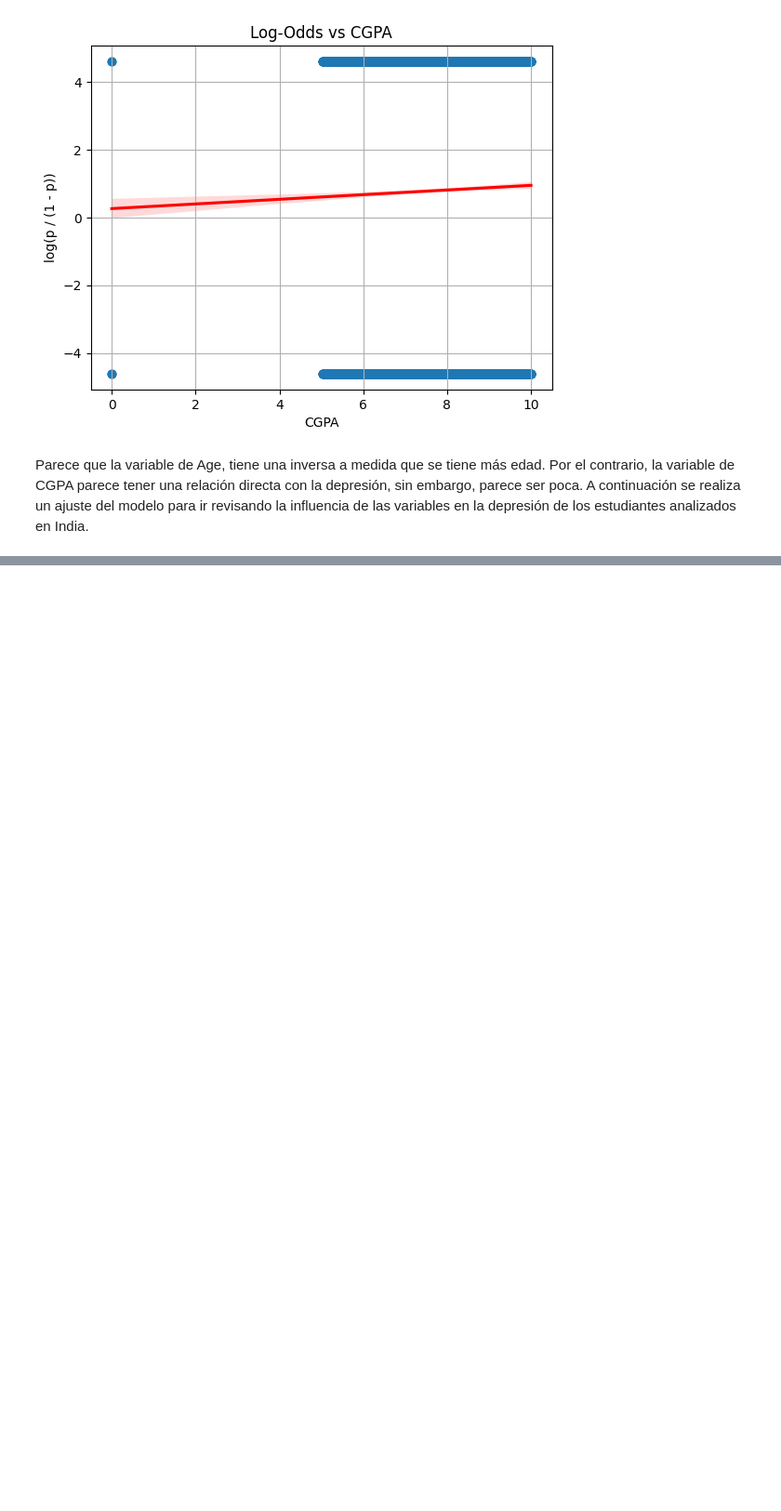
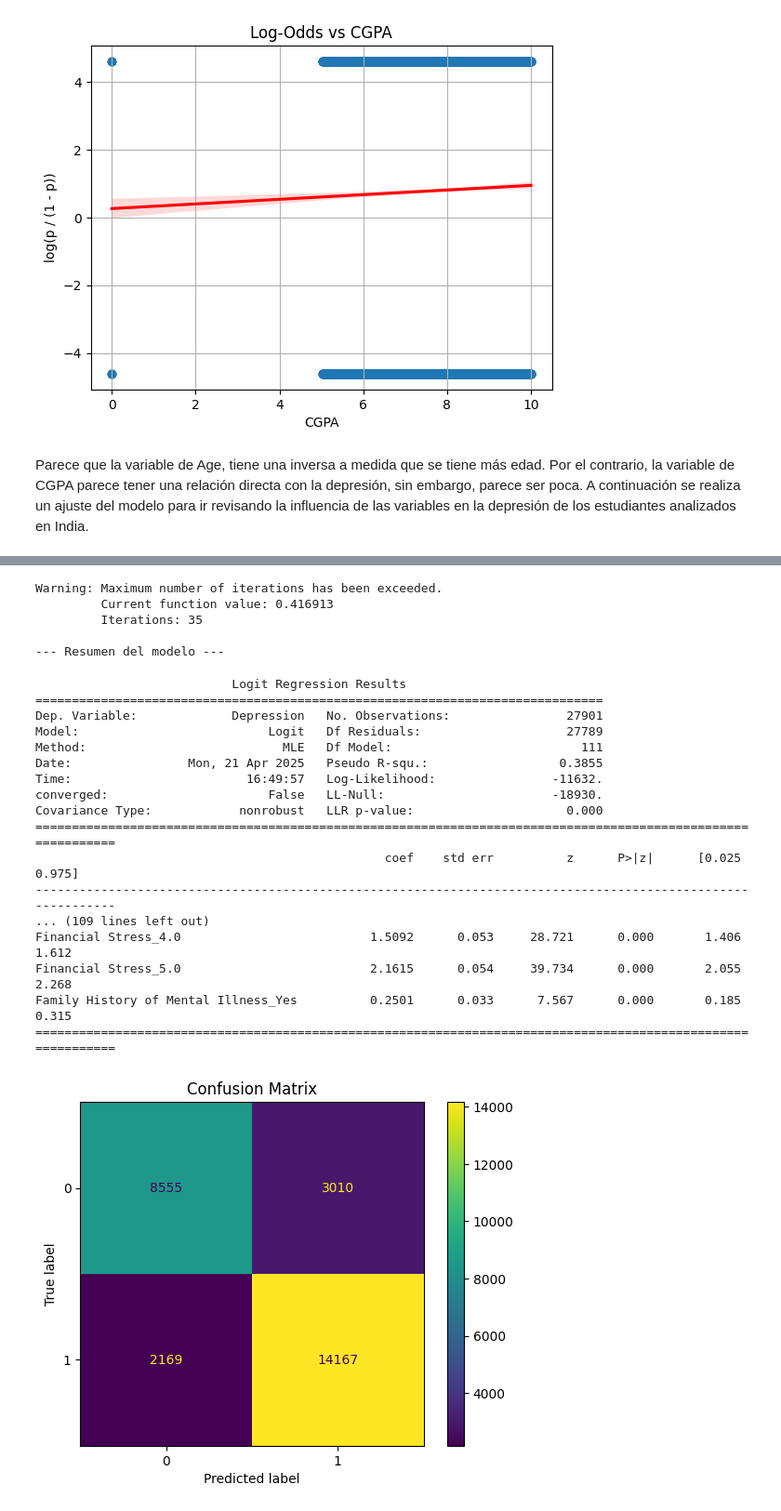
Before and after one commit to LauLizarazo/Proyectos-Python, a Jupyter notebook: Proyecto_Depresion/Código_analisis_datos_depresion.ipynb, the cells around one changed output, grey strips where cells are left out. Shown at 93% size. Saved outputs shown, nothing was run; the diff lists cells and outputs as text; code cells hidden in the pictures; blank space fills up the shorter version.

```diff
--- a/Proyecto_Depresion/Código_analisis_datos_depresion.ipynb
+++ b/Proyecto_Depresion/Código_analisis_datos_depresion.ipynb
@@ -441,4 +440,48 @@ Financial Stress_5.0                          2.2114      0.060     36.733
 Family History of Mental Illness_Yes          0.2440      0.037      6.674      0.000       0.172       0.316
 =============================================================================================================
 [figure]
+# %%
+# --- Ajustar modelo con statsmodels para ver coeficientes y outliers ---
+X_sm_sincity = X_sm.drop(columns=[col for col in X_sm.columns if "City" in col])
+X_sm_sincity_sinacadpres = X_sm.drop(columns=[col for col in X_sm.columns if "Academic Pressure" in col])
+
+modelo_sincity_sinacadpres = sm.Logit(y, X_sm_sincity_sinacadpres)
+resultado_sincity_sinacadpres = modelo_sincity_sinacadpres.fit()
+
+print("\n--- Resumen del modelo ---")
+print(resultado_sincity_sinacadpres.summary())
+
+
+#confusion matrices for each model
+y_pred = resultado_sincity_sinacadpres.predict(X_sm_sincity_sinacadpres)
+y_pred_clase = (y_pred >= 0.5).astype(int)
+cm = confusion_matrix(y, y_pred_clase)
+disp = ConfusionMatrixDisplay(cm)
+disp.plot()
+plt.title(f"Confusion Matrix")
+plt.show()
+# %% [output]
+Warning: Maximum number of iterations has been exceeded.
+         Current function value: 0.416913
+         Iterations: 35
+
+--- Resumen del modelo ---
+                           Logit Regression Results
+==============================================================================
+Dep. Variable:             Depression   No. Observations:                27901
+Model:                          Logit   Df Residuals:                    27789
+Method:                           MLE   Df Model:                          111
+Date:                Mon, 21 Apr 2025   Pseudo R-squ.:                  0.3855
+Time:                        16:49:57   Log-Likelihood:                -11632.
+converged:                      False   LL-Null:                       -18930.
+Covariance Type:            nonrobust   LLR p-value:                     0.000
+=============================================================================================================
+                                                coef    std err          z      P>|z|      [0.025      0.975]
+-------------------------------------------------------------------------------------------------------------
+... (109 lines left out)
+Financial Stress_4.0                          1.5092      0.053     28.721      0.000       1.406       1.612
+Financial Stress_5.0                          2.1615      0.054     39.734      0.000       2.055       2.268
+Family History of Mental Illness_Yes          0.2501      0.033      7.567      0.000       0.185       0.315
+=============================================================================================================
+[figure, added]
 # %%
```
Also changed, not shown: parts of 11 cells of this notebook.
